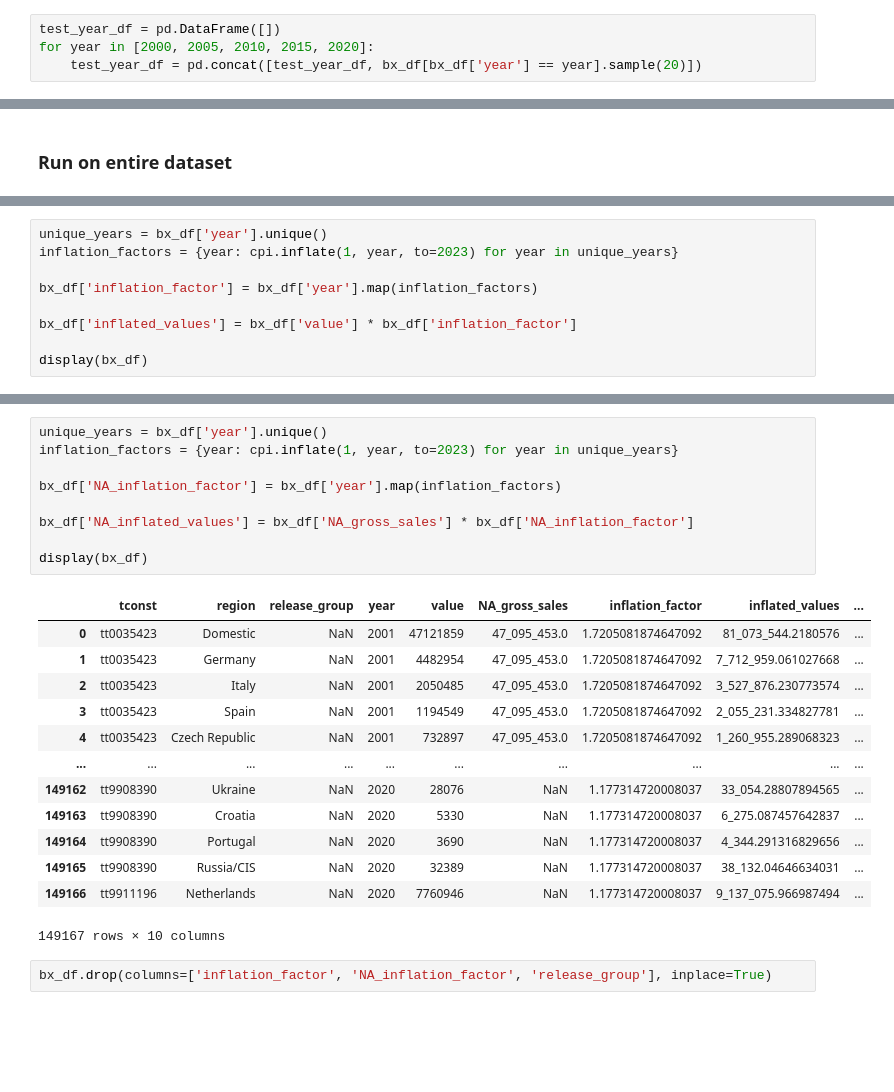
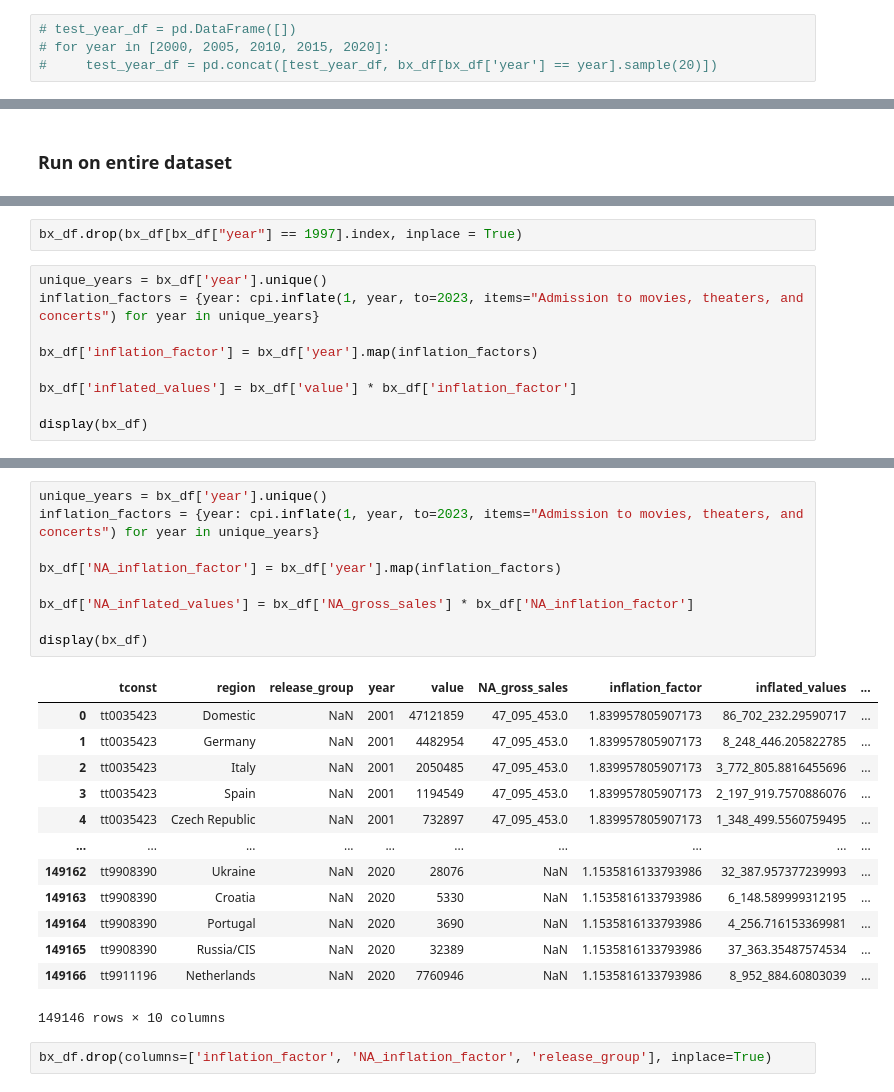
Before and after one commit to tk87-hono/data_analytics_24_4-Capstone_Movie_Group, a Jupyter notebook: after_big_merge.ipynb, the cells around one changed output, grey strips where cells are left out. Saved outputs shown, nothing was run; the diff lists cells and outputs as text; blank space fills up the shorter version.

```diff
--- a/after_big_merge.ipynb
+++ b/after_big_merge.ipynb
@@ -233,5 +215,5 @@ dtype: int64
 # %%
-test_year_df = pd.DataFrame([])
-for year in [2000, 2005, 2010, 2015, 2020]:
-    test_year_df = pd.concat([test_year_df, bx_df[bx_df['year'] == year].sample(20)])
+# test_year_df = pd.DataFrame([])
+# for year in [2000, 2005, 2010, 2015, 2020]:
+#     test_year_df = pd.concat([test_year_df, bx_df[bx_df['year'] == year].sample(20)])
 # %%
@@ -316,6 +300,8 @@ display(test_year_df)
+# %%
+bx_df.drop(bx_df[bx_df["year"] == 1997].index, inplace = True)
 # %%
 unique_years = bx_df['year'].unique()
-inflation_factors = {year: cpi.inflate(1, year, to=2023) for year in unique_years}
+inflation_factors = {year: cpi.inflate(1, year, to=2023, items="Admission to movies, theaters, and concerts") for year in unique_years}
 
 bx_df['inflation_factor'] = bx_df['year'].map(inflation_factors)
 
@@ -339,26 +325,26 @@ display(bx_df)
 # %%
 unique_years = bx_df['year'].unique()
-inflation_factors = {year: cpi.inflate(1, year, to=2023) for year in unique_years}
+inflation_factors = {year: cpi.inflate(1, year, to=2023, items="Admission to movies, theaters, and concerts") for year in unique_years}
 
 bx_df['NA_inflation_factor'] = bx_df['year'].map(inflation_factors)
 
 bx_df['NA_inflated_values'] = bx_df['NA_gross_sales'] * bx_df['NA_inflation_factor']
 
 display(bx_df)
 # %% [output]
 |  | tconst | region | release_group | year | value | NA_gross_sales | inflation_factor | inflated_values | ... |
-| 0 | tt0035423 | Domestic | NaN | 2001 | 47121859 | 47_095_453.0 | 1.7205081874647092 | 81_073_544.2180576 | ... |
-| 1 | tt0035423 | Germany | NaN | 2001 | 4482954 | 47_095_453.0 | 1.7205081874647092 | 7_712_959.061027668 | ... |
-| 2 | tt0035423 | Italy | NaN | 2001 | 2050485 | 47_095_453.0 | 1.7205081874647092 | 3_527_876.230773574 | ... |
-| 3 | tt0035423 | Spain | NaN | 2001 | 1194549 | 47_095_453.0 | 1.7205081874647092 | 2_055_231.334827781 | ... |
-| 4 | tt0035423 | Czech Republic | NaN | 2001 | 732897 | 47_095_453.0 | 1.7205081874647092 | 1_260_955.289068323 | ... |
+| 0 | tt0035423 | Domestic | NaN | 2001 | 47121859 | 47_095_453.0 | 1.839957805907173 | 86_702_232.29590717 | ... |
+| 1 | tt0035423 | Germany | NaN | 2001 | 4482954 | 47_095_453.0 | 1.839957805907173 | 8_248_446.205822785 | ... |
+| 2 | tt0035423 | Italy | NaN | 2001 | 2050485 | 47_095_453.0 | 1.839957805907173 | 3_772_805.8816455696 | ... |
+| 3 | tt0035423 | Spain | NaN | 2001 | 1194549 | 47_095_453.0 | 1.839957805907173 | 2_197_919.7570886076 | ... |
+| 4 | tt0035423 | Czech Republic | NaN | 2001 | 732897 | 47_095_453.0 | 1.839957805907173 | 1_348_499.5560759495 | ... |
 | ... | ... | ... | ... | ... | ... | ... | ... | ... | ... |
-| 149162 | tt9908390 | Ukraine | NaN | 2020 | 28076 | NaN | 1.177314720008037 | 33_054.28807894565 | ... |
-| 149163 | tt9908390 | Croatia | NaN | 2020 | 5330 | NaN | 1.177314720008037 | 6_275.087457642837 | ... |
-| 149164 | tt9908390 | Portugal | NaN | 2020 | 3690 | NaN | 1.177314720008037 | 4_344.291316829656 | ... |
-| 149165 | tt9908390 | Russia/CIS | NaN | 2020 | 32389 | NaN | 1.177314720008037 | 38_132.04646634031 | ... |
-| 149166 | tt9911196 | Netherlands | NaN | 2020 | 7760946 | NaN | 1.177314720008037 | 9_137_075.966987494 | ... |
+| 149162 | tt9908390 | Ukraine | NaN | 2020 | 28076 | NaN | 1.1535816133793986 | 32_387.957377239993 | ... |
+| 149163 | tt9908390 | Croatia | NaN | 2020 | 5330 | NaN | 1.1535816133793986 | 6_148.589999312195 | ... |
+| 149164 | tt9908390 | Portugal | NaN | 2020 | 3690 | NaN | 1.1535816133793986 | 4_256.716153369981 | ... |
+| 149165 | tt9908390 | Russia/CIS | NaN | 2020 | 32389 | NaN | 1.1535816133793986 | 37_363.35487574534 | ... |
+| 149166 | tt9911196 | Netherlands | NaN | 2020 | 7760946 | NaN | 1.1535816133793986 | 8_952_884.60803039 | ... |
-149167 rows × 10 columns
+149146 rows × 10 columns
 # %%
 bx_df.drop(columns=['inflation_factor', 'NA_inflation_factor', 'release_group'], inplace=True)
 # %%
```
Also changed, not shown: parts of 13 cells of this notebook, 2 other files.
